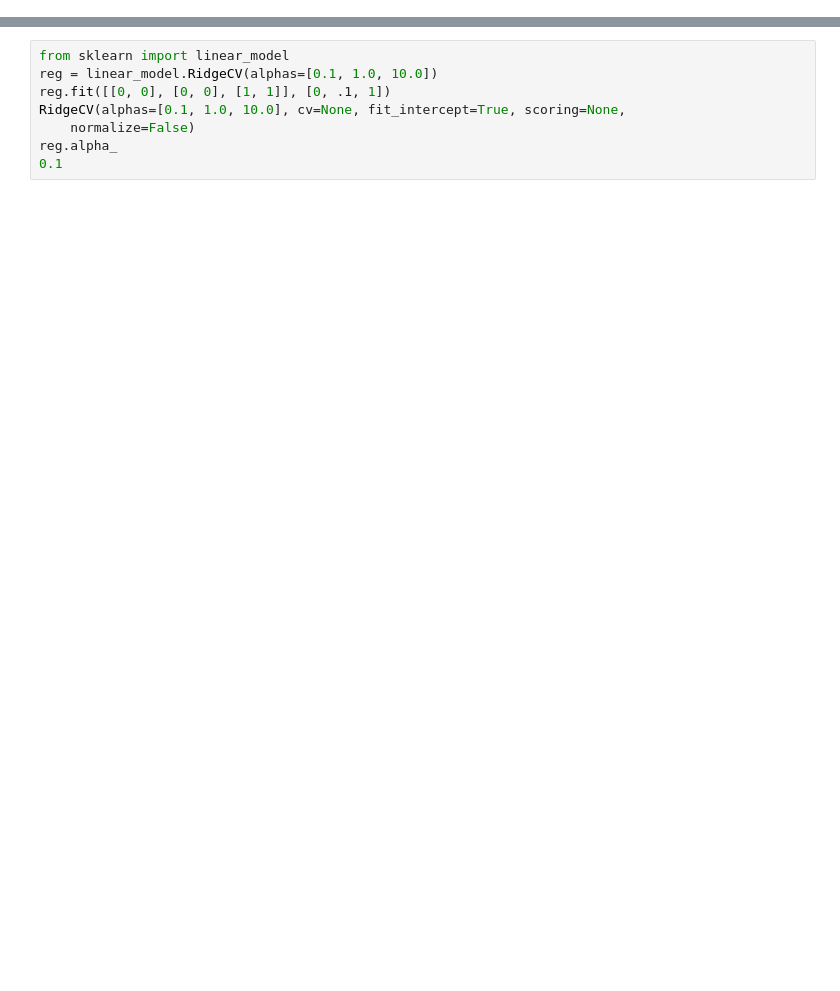
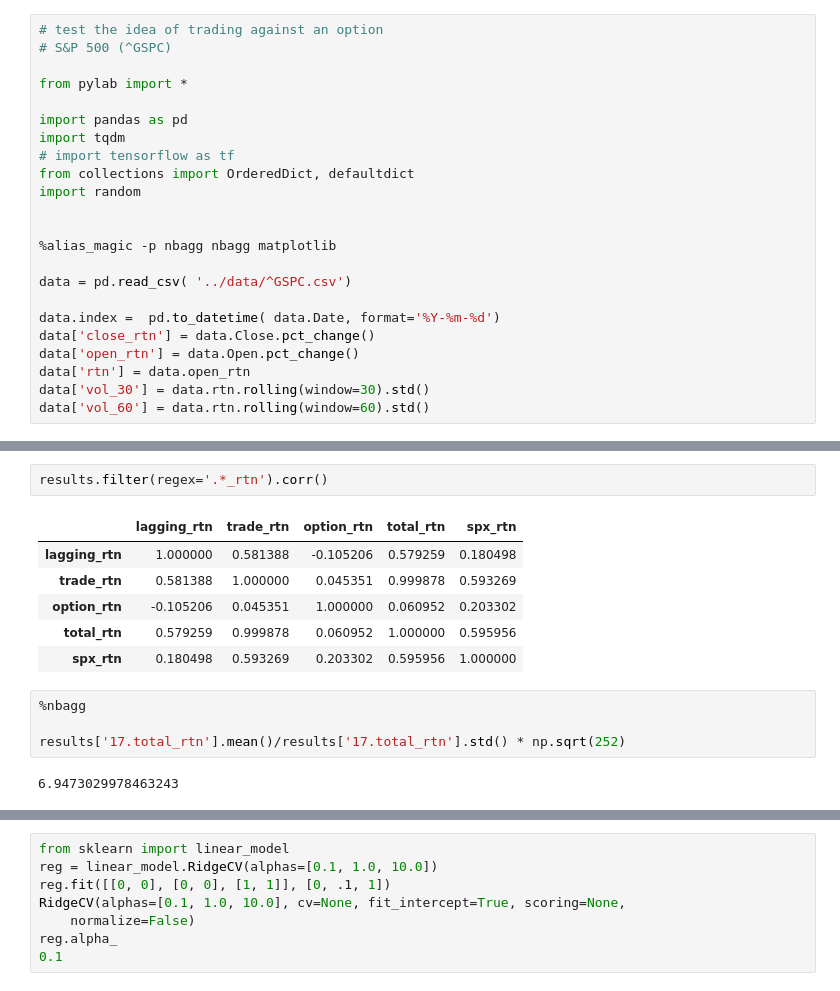
Before and after one commit to fjanoos/tensorflow, a Jupyter notebook: model-complexity.ipynb, the cells around one changed output, grey strips where cells are left out. Cells and saved outputs as stored; diff of their text form; blank space fills up the shorter version.

```diff
--- a/model-complexity.ipynb
+++ b/model-complexity.ipynb
@@ -0,0 +16,23 @@
+# %%
+# test the idea of trading against an option
+# S&P 500 (^GSPC)
+
+from pylab import *
+
+import pandas as pd
+import tqdm
+# import tensorflow as tf
+from collections import OrderedDict, defaultdict
+import random
+
+
+%alias_magic -p nbagg nbagg matplotlib
+
+data = pd.read_csv( '../data/^GSPC.csv')
+
+data.index =  pd.to_datetime( data.Date, format='%Y-%m-%d')
+data['close_rtn'] = data.Close.pct_change()
+data['open_rtn'] = data.Open.pct_change()
+data['rtn'] = data.open_rtn
+data['vol_30'] = data.rtn.rolling(window=30).std()
+data['vol_60'] = data.rtn.rolling(window=60).std()
@@ -0,0 +232,15 @@
+# %%
+results.filter(regex='.*_rtn').corr()
+# %% [output]
+|  | lagging_rtn | trade_rtn | option_rtn | total_rtn | spx_rtn |
+| lagging_rtn | 1.000000 | 0.581388 | -0.105206 | 0.579259 | 0.180498 |
+| trade_rtn | 0.581388 | 1.000000 | 0.045351 | 0.999878 | 0.593269 |
+| option_rtn | -0.105206 | 0.045351 | 1.000000 | 0.060952 | 0.203302 |
+| total_rtn | 0.579259 | 0.999878 | 0.060952 | 1.000000 | 0.595956 |
+| spx_rtn | 0.180498 | 0.593269 | 0.203302 | 0.595956 | 1.000000 |
+# %%
+%nbagg
+
+results['17.total_rtn'].mean()/results['17.total_rtn'].std() * np.sqrt(252)
+# %% [output]
+6.9473029978463243
```
Also changed, not shown: parts of 24 cells of this notebook, 1 other file.
